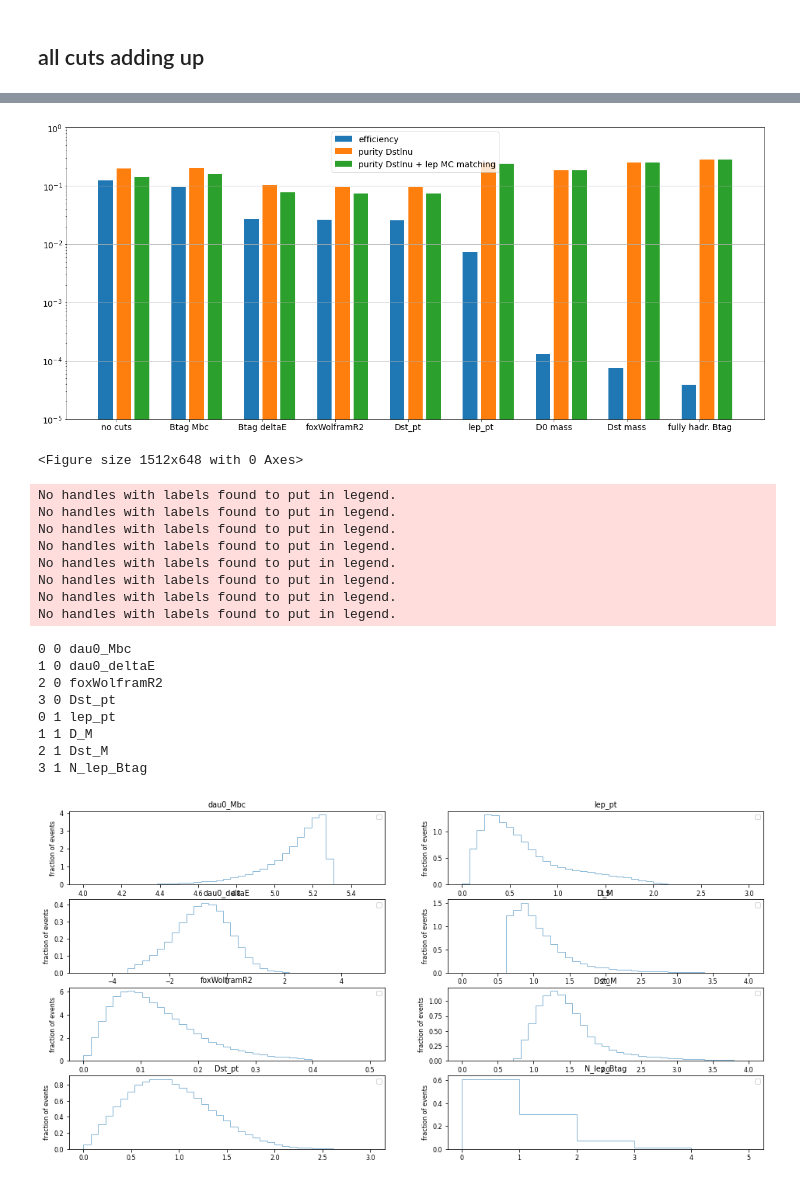
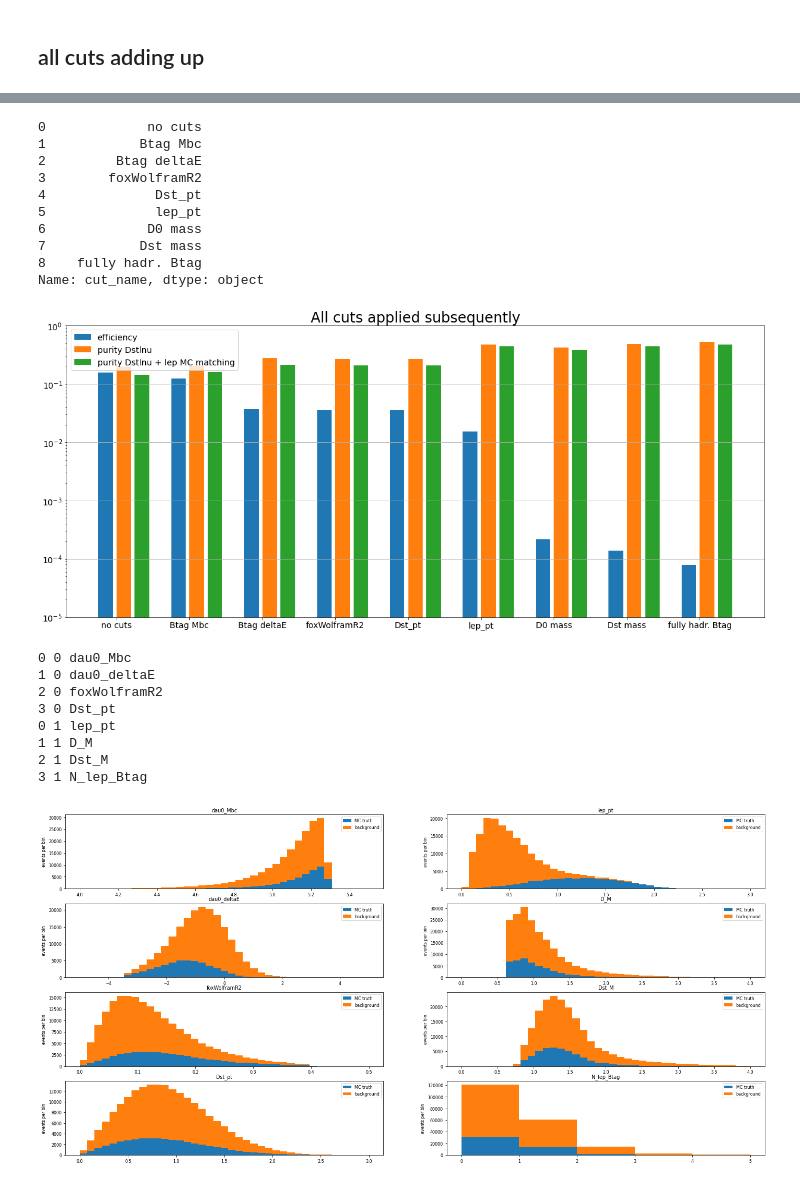
Before and after one commit to axelHeim/MCstudies, a Jupyter notebook: Dstlnu_Bt_generic/load_NN_to_basf2/productive_method/relatedAnalysis/efficiency_purity_plot.ipynb, the cells around one changed output, grey strips where cells are left out. Drawn from its saved outputs; the diff is of its cells as text; code cells hidden in the pictures.

Commit message:
progress in analysis notebooks, especially more and better plots

```diff
--- a/Dstlnu_Bt_generic/load_NN_to_basf2/productive_method/relatedAnalysis/efficiency_purity_plot.ipynb
+++ b/Dstlnu_Bt_generic/load_NN_to_basf2/productive_method/relatedAnalysis/efficiency_purity_plot.ipynb
@@ -10,7 +10,7 @@ import sys
 sys.path.insert(1, '/afs/desy.de/user/a/axelheim/private/MC_studies/Dstlnu_Bt_generic/util_funcs/')
 from pandas_colFuncs import B_ID, whichBisSig, D0_decay_type, whichBisSig_NAHS
 # %%
-nfs_path = "/nfs/dust/belle2/user/axelheim/MC_studies/Dstlnu_Bt_generic/appliedNNdata/16thRun/"
+nfs_path = "/nfs/dust/belle2/user/axelheim/MC_studies/Dstlnu_Bt_generic/appliedNNdata/17thRun/sub0/"
 # %%
 Ups4S_file = uproot.open(nfs_path + "Ups4S_NN_predicted.root:variables;1")
 df_Ups4S = Ups4S_file.arrays(library="pd")
@@ -200,3 +201,7 @@ BCS_df = pd.read_csv(nfs_path + "BCS_df_wLabels.csv")
+# %%
+BCS_df = pd.read_csv(nfs_path + "BCS_df_puriEff.csv")
+#df_FSPs = pd.read_csv(nfs_path + "df_FSPs_puriEff.csv")
+df_evt_counter = pd.read_csv(nfs_path + "df_evt_counter_puriEff.csv")
 # %%
 bins=np.linspace(0, 0.01, 40)
 BCS_df["dau0_dau0_sigProb"].hist(bins=bins)
@@ -476,28 +489,39 @@ eff_and_pur_addingUp
+# %%
+eff_and_pur_addingUp["cut_name"]
+# %% [output]
+0             no cuts
+1            Btag Mbc
+2         Btag deltaE
+3        foxWolframR2
+4              Dst_pt
+5              lep_pt
+6             D0 mass
+7            Dst mass
+8    fully hadr. Btag
+Name: cut_name, dtype: object
 # %%
 plt.rcParams["figure.figsize"] = (21,9)
 plt.rcParams.update({'font.size': 14})
 
-ind = np.arange(eff_and_pur.shape[0])
+ind = np.arange(eff_and_pur_addingUp.shape[0])
 width = 0.2
 shift = 0.25
+
+plt.title("All cuts applied subsequently",fontsize=24)
 
 plt.bar(ind -shift, eff_and_pur_addingUp['efficiency'], width, label='efficiency')
 plt.bar(ind +0.0, eff_and_pur_addingUp['purity_Dst'], width, label='purity Dstlnu')
 plt.bar(ind +shift, eff_and_pur_addingUp['purity_DstAndLep'], width, label='purity Dstlnu + lep MC matching')
-plt.xticks((ind + width / 2)-width, eff_and_pur.cut_name)
+plt.xticks((ind + width / 2)-width, eff_and_pur_addingUp.cut_name)
 plt.yscale('log')
 plt.ylim(ymax = 1, ymin = 0.00001)
 plt.grid(axis='y')
 
 plt.legend()
-
-plt.show()
-
-
 plt.savefig('plots/efficiency_and_purity_stackedCuts.pdf')
+#plt.show()
 # %% [output]
-[figure, old version]
+[figure, new version]
-<Figure size 1512x648 with 0 Axes>
 # %%
 plot_vars=["dau0_Mbc","dau0_deltaE","foxWolframR2","Dst_pt","lep_pt","D_M","Dst_M","N_lep_Btag"]
 # %%
@@ -514,53 +538,50 @@ bins_dict = {
 # %%
 dim_x = 4
 fig, axs = plt.subplots(dim_x, 2)
-fig.set_size_inches(16, 8)
+fig.set_size_inches(24, 12)
 font_size=8
 plt.rcParams.update({'font.size': font_size})
 
+mcTruth_df = BCS_df[BCS_df["lep_MC_truth"] == 1]
+mcBG_df = BCS_df[BCS_df["lep_MC_truth"] == 0]
 
 for i, var in enumerate(plot_vars):
 
     idx=i % dim_x
     idy=math.floor(i/dim_x)
     print(idx, idy, var)
 
     ax = axs[idx, idy]
 
     bins = bins_dict[var]
     ax.set_title(f'{var}')
 
     #ax.set_xlabel(r'number of wrong predictions per event')
-    ax.set_ylabel("fraction of events",fontsize=font_size)
+    ax.set_ylabel("events per bin",fontsize=font_size)
+
+
 
     #plt.xticks(np.arange(0, num_steps, step=1))
-    ax.hist(BCS_df[var],
-            bins,
-            density=True, alpha=0.5, label="" ,histtype='step')
+    ax.hist([mcTruth_df[var],mcBG_df[var]], bins, stacked=True, density=False, alpha=1,
+           label=["MC truth","background"])
+
+
 
     ax.tick_params(axis='both', which='major', labelsize=font_size)
     ax.tick_params(axis='both', which='minor', labelsize=font_size)
 
     ax.legend(loc='upper right')
 
     #plt.grid()
 
 plt.savefig('plots/efficiency_and_purity_variablesDistris.pdf')
 # %% [output]
-No handles with labels found to put in legend.
-No handles with labels found to put in legend.
-No handles with labels found to put in legend.
-No handles with labels found to put in legend.
-No handles with labels found to put in legend.
-No handles with labels found to put in legend.
-No handles with labels found to put in legend.
-No handles with labels found to put in legend.
+0 0 dau0_Mbc
+1 0 dau0_deltaE
+2 0 foxWolframR2
+3 0 Dst_pt
+0 1 lep_pt
+1 1 D_M
+2 1 Dst_M
+3 1 N_lep_Btag
-0 0 dau0_Mbc
-1 0 dau0_deltaE
-2 0 foxWolframR2
-3 0 Dst_pt
-0 1 lep_pt
-1 1 D_M
-2 1 Dst_M
-3 1 N_lep_Btag
-[figure, old version]
+[figure, new version]
```
Also changed, not shown: parts of 34 cells of this notebook, 3 other files.
